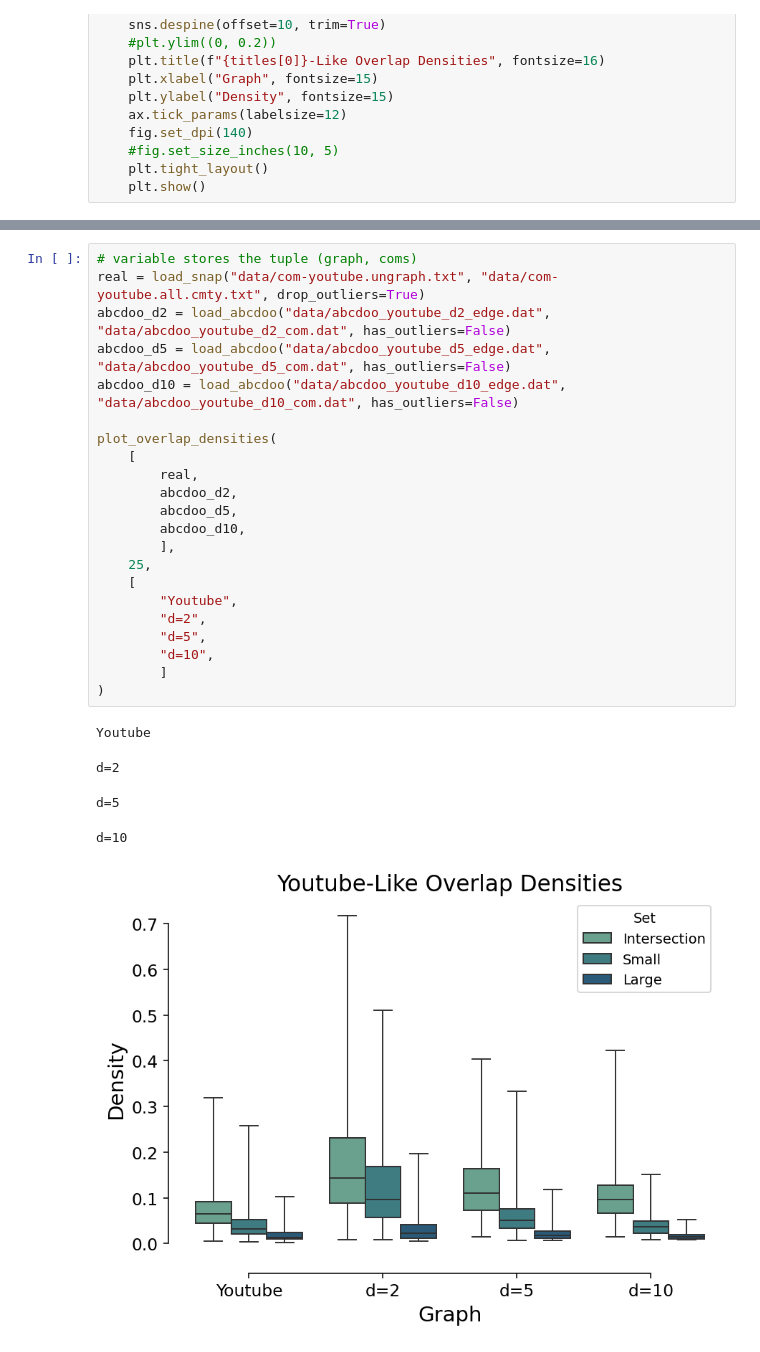
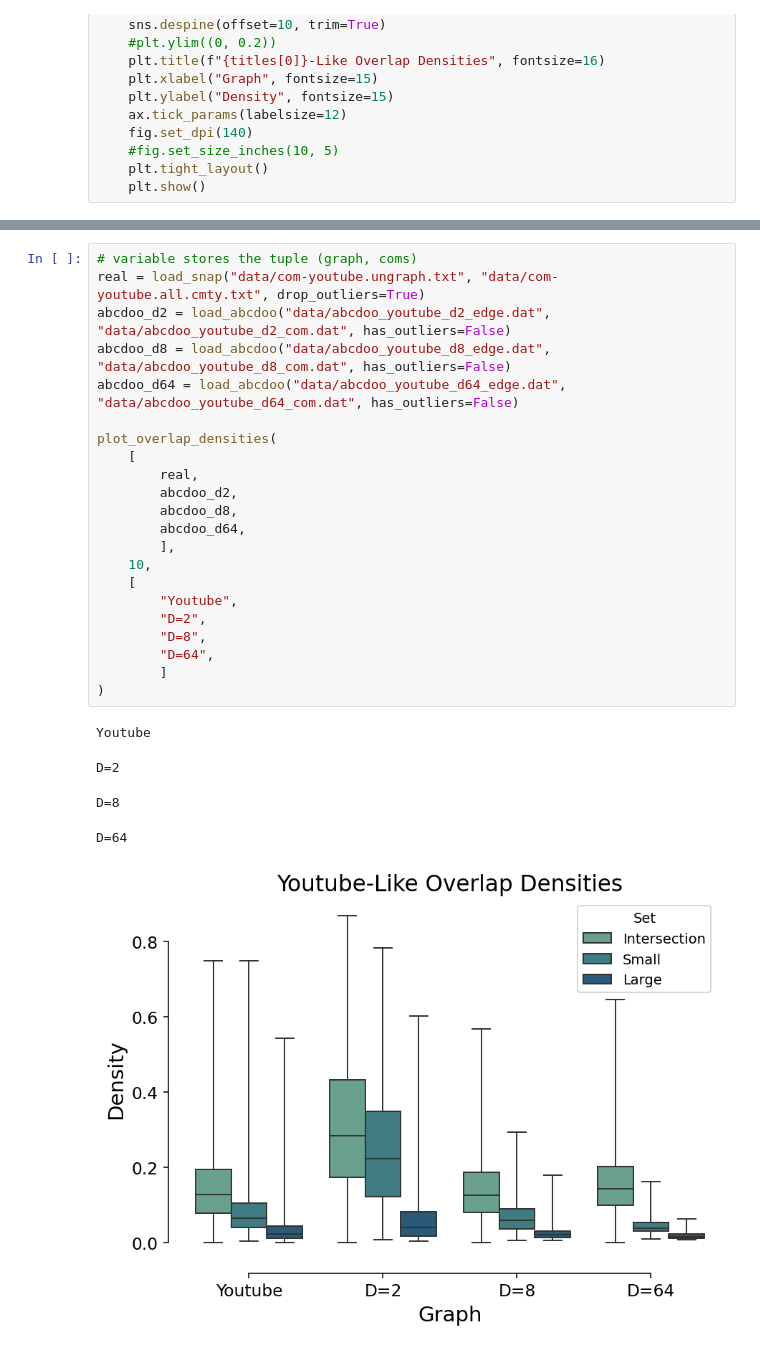
Before and after one commit to ftheberge/ABCDoo_Experiments, a Jupyter notebook: GraphProperties/overlap_density.ipynb, the cells around one changed output, grey strips where cells are left out. Cells and saved outputs as stored; diff of their text form.

```diff
--- a/GraphProperties/overlap_density.ipynb
+++ b/GraphProperties/overlap_density.ipynb
@@ -87,31 +82,31 @@ d=10
 # %%
 # variable stores the tuple (graph, coms)
 real = load_snap("data/com-youtube.ungraph.txt", "data/com-youtube.all.cmty.txt", drop_outliers=True)
 abcdoo_d2 = load_abcdoo("data/abcdoo_youtube_d2_edge.dat", "data/abcdoo_youtube_d2_com.dat", has_outliers=False)
-abcdoo_d5 = load_abcdoo("data/abcdoo_youtube_d5_edge.dat",  "data/abcdoo_youtube_d5_com.dat", has_outliers=False)
-abcdoo_d10 = load_abcdoo("data/abcdoo_youtube_d10_edge.dat", "data/abcdoo_youtube_d10_com.dat", has_outliers=False)
+abcdoo_d8 = load_abcdoo("data/abcdoo_youtube_d8_edge.dat",  "data/abcdoo_youtube_d8_com.dat", has_outliers=False)
+abcdoo_d64 = load_abcdoo("data/abcdoo_youtube_d64_edge.dat", "data/abcdoo_youtube_d64_com.dat", has_outliers=False)
 
 plot_overlap_densities(
     [
         real,
         abcdoo_d2,
-        abcdoo_d5,
-        abcdoo_d10,
+        abcdoo_d8,
+        abcdoo_d64,
         ],
-    25,
+    10,
     [
         "Youtube",
-        "d=2",
-        "d=5",
-        "d=10",
+        "D=2",
+        "D=8",
+        "D=64",
         ]
 )
 # %% [output]
 Youtube
-d=2
+D=2
-d=5
+D=8
-d=10
+D=64
-[figure, old version]
+[figure, new version]
 # %%
 # variable stores the tuple (graph, coms)
 real = load_snap("data/com-amazon.ungraph.txt", "data/com-amazon.all.dedup.cmty.txt")
```
Also changed, not shown: parts of 3 cells of this notebook, 8 other files.
